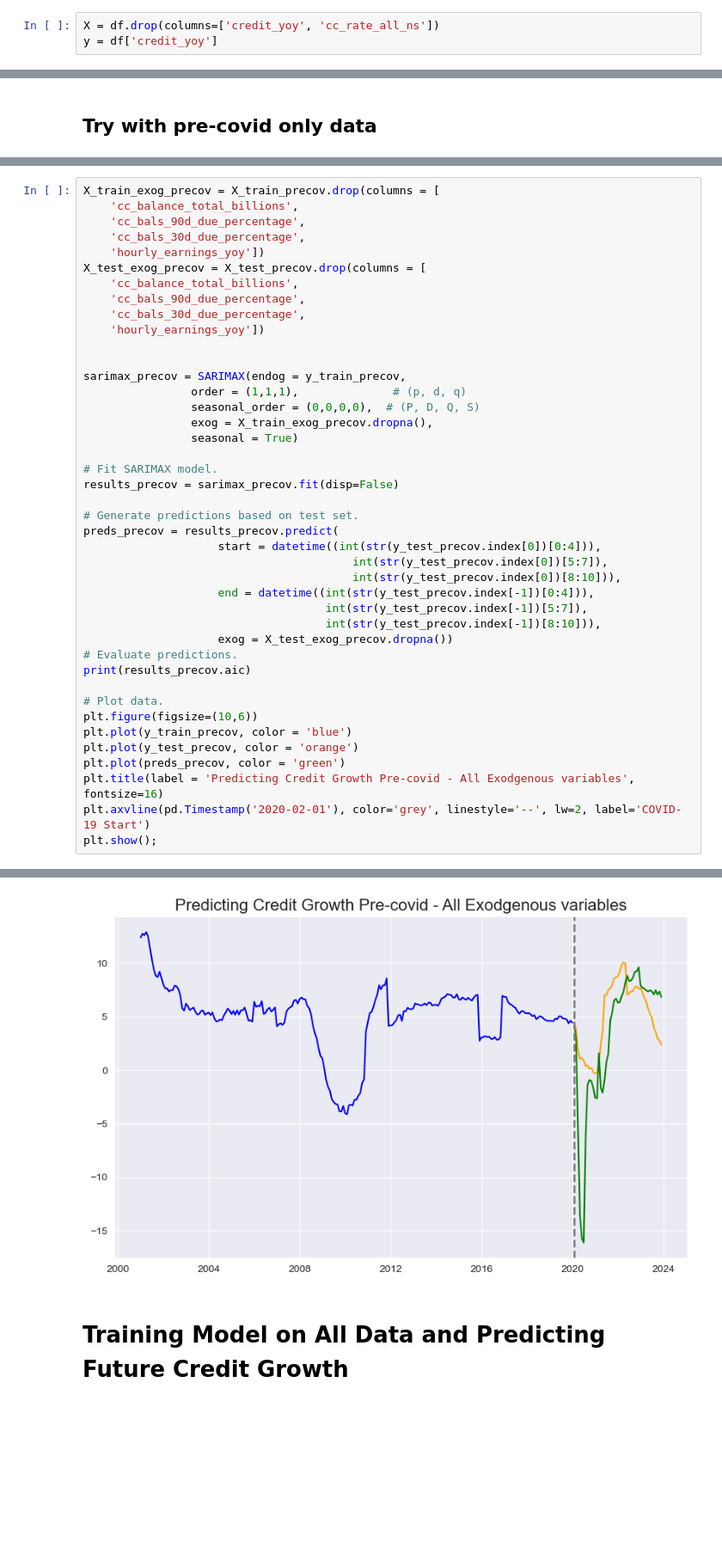
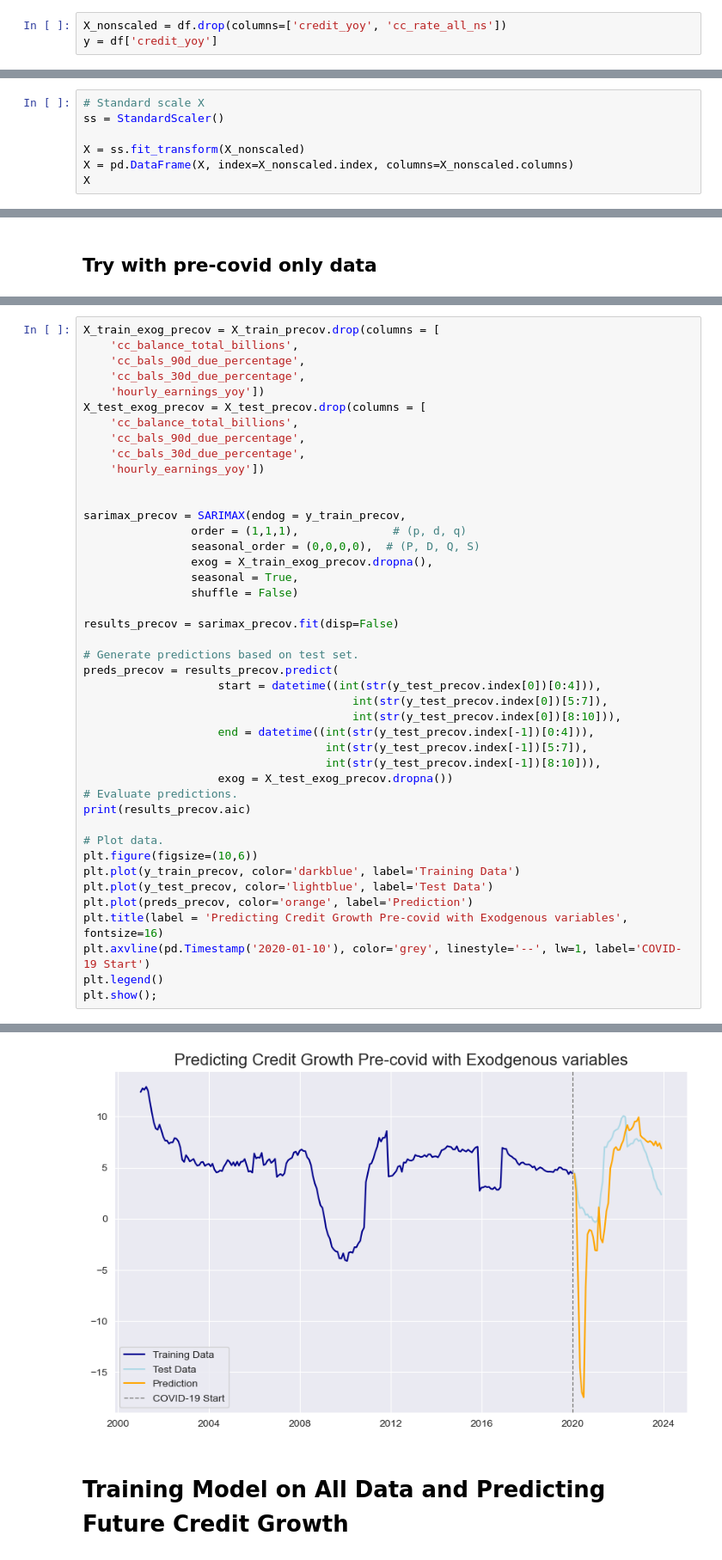
Before and after one commit to acdaniel864/time-series-credit-forecasting, a Jupyter notebook: Working_AD/modelling_ACD.ipynb, the cells around one changed output, grey strips where cells are left out. Shown: that part at 86% size. Drawn from its saved outputs; the diff is of its cells as text; blank space fills up the shorter version.

```diff
--- a/Working_AD/modelling_ACD.ipynb
+++ b/Working_AD/modelling_ACD.ipynb
@@ -118,5 +118,5 @@ Index(['population', 'unemployment_rate', 'hourly_earnings_yoy', 'cpi_yoy',
        'cc_balance_total_billions', 'credit_yoy'],
       dtype='object')
 # %%
-X = df.drop(columns=['credit_yoy', 'cc_rate_all_ns'])
+X_nonscaled = df.drop(columns=['credit_yoy', 'cc_rate_all_ns'])
 y = df['credit_yoy']
@@ -138,0 +123,7 @@ Name: credit_yoy, Length: 276, dtype: float64
+# %%
+# Standard scale X
+ss = StandardScaler()
+
+X = ss.fit_transform(X_nonscaled)
+X = pd.DataFrame(X, index=X_nonscaled.index, columns=X_nonscaled.columns)
+X
@@ -372,9 +474,9 @@ sarimax_precov = SARIMAX(endog = y_train_precov,
                 order = (1,1,1),              # (p, d, q)
                 seasonal_order = (0,0,0,0),  # (P, D, Q, S)
                 exog = X_train_exog_precov.dropna(),
-                seasonal = True)
+                seasonal = True,
+                shuffle = False)
 
-# Fit SARIMAX model.
 results_precov = sarimax_precov.fit(disp=False)
 
 # Generate predictions based on test set.
@@ -391,10 +493,11 @@ print(results_precov.aic)
 
 # Plot data.
 plt.figure(figsize=(10,6))
-plt.plot(y_train_precov, color = 'blue')
-plt.plot(y_test_precov, color = 'orange')
-plt.plot(preds_precov, color = 'green')
-plt.title(label = 'Predicting Credit Growth Pre-covid - All Exodgenous variables', fontsize=16)
-plt.axvline(pd.Timestamp('2020-02-01'), color='grey', linestyle='--', lw=2, label='COVID-19 Start')
+plt.plot(y_train_precov, color='darkblue', label='Training Data')
+plt.plot(y_test_precov, color='lightblue', label='Test Data')
+plt.plot(preds_precov, color='orange', label='Prediction')
+plt.title(label = 'Predicting Credit Growth Pre-covid with Exodgenous variables', fontsize=16)
+plt.axvline(pd.Timestamp('2020-01-10'), color='grey', linestyle='--', lw=1, label='COVID-19 Start')
+plt.legend()
 plt.show();
 # %% [output]
@@ -402,3 +505,3 @@ plt.show();
-[figure, old version]
+[figure, new version]
 # %% [markdown]
 # Training Model on All Data and Predicting Future Credit Growth
```
Also changed, not shown: parts of 29 cells of this notebook, 3 other files.
